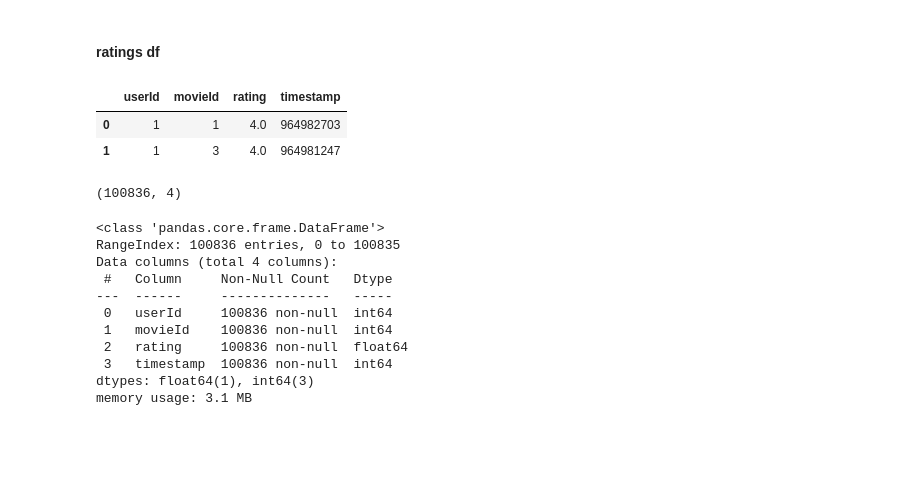
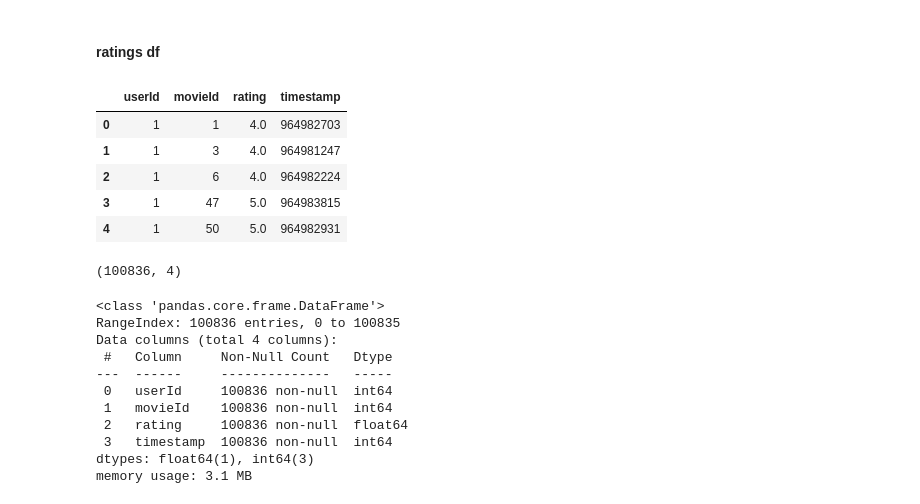
Before and after one commit to GitHub-ccd/dsc-mod-4-project-v2-1-onl01-dtsc-ft-012120, a Jupyter notebook: student.ipynb, the cells around one changed output. Cells and saved outputs as stored; diff of their text form; code cells hidden in the pictures; blank space fills up the shorter version.

```diff
--- a/student.ipynb
+++ b/student.ipynb
@@ -27,11 +28,14 @@ movies = pd.read_csv('data/movies.csv')
 # %% [markdown]
 #### ratings df
 # %%
-ratings.head(2)
+ratings.head()
 # %% [output]
 |  | userId | movieId | rating | timestamp |
 | 0 | 1 | 1 | 4.0 | 964982703 |
 | 1 | 1 | 3 | 4.0 | 964981247 |
+| 2 | 1 | 6 | 4.0 | 964982224 |
+| 3 | 1 | 47 | 5.0 | 964983815 |
+| 4 | 1 | 50 | 5.0 | 964982931 |
 # %%
 ratings.shape
 # %% [output]
```
Also changed, not shown: parts of 56 cells of this notebook, 3 other files.
